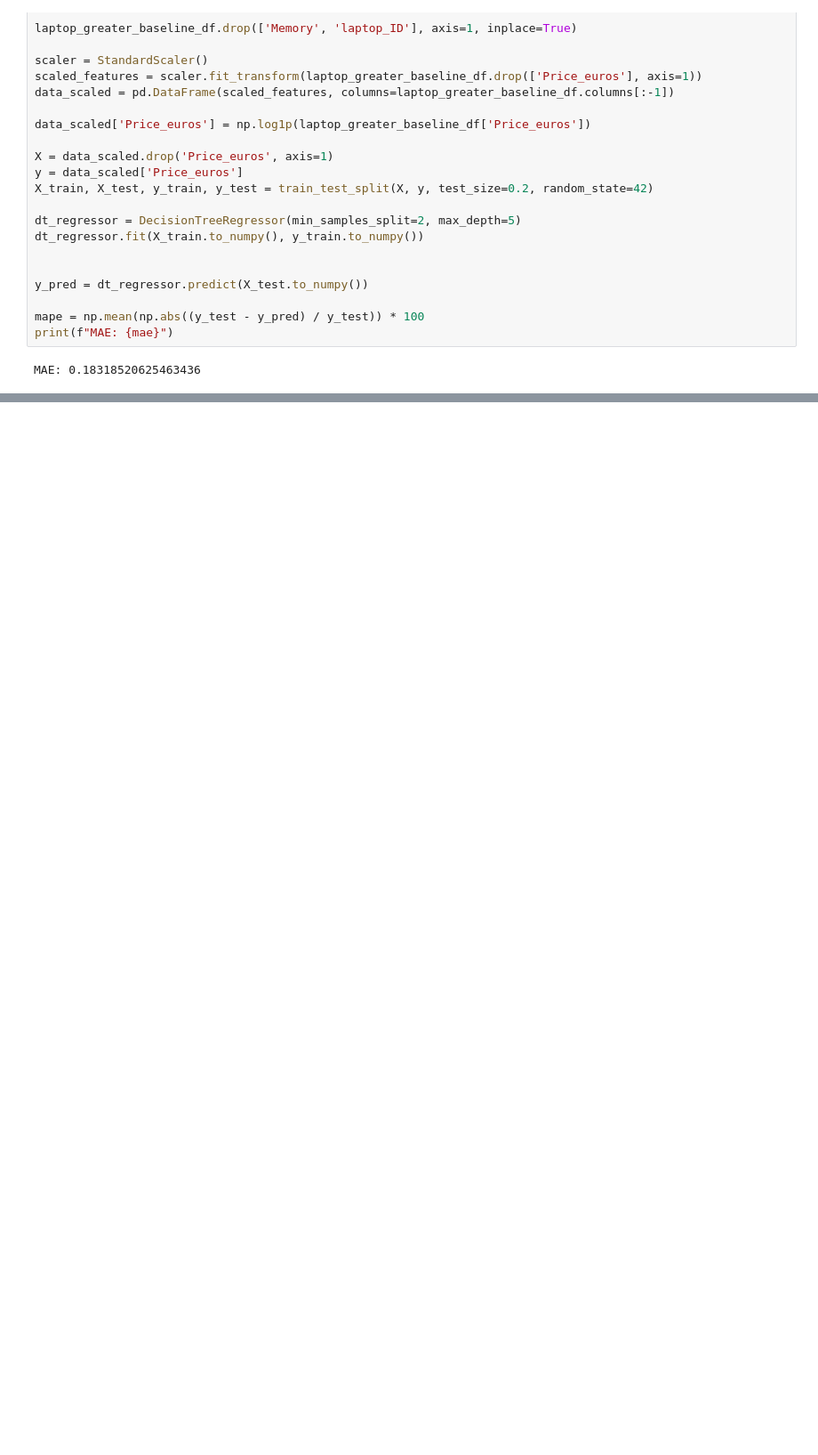
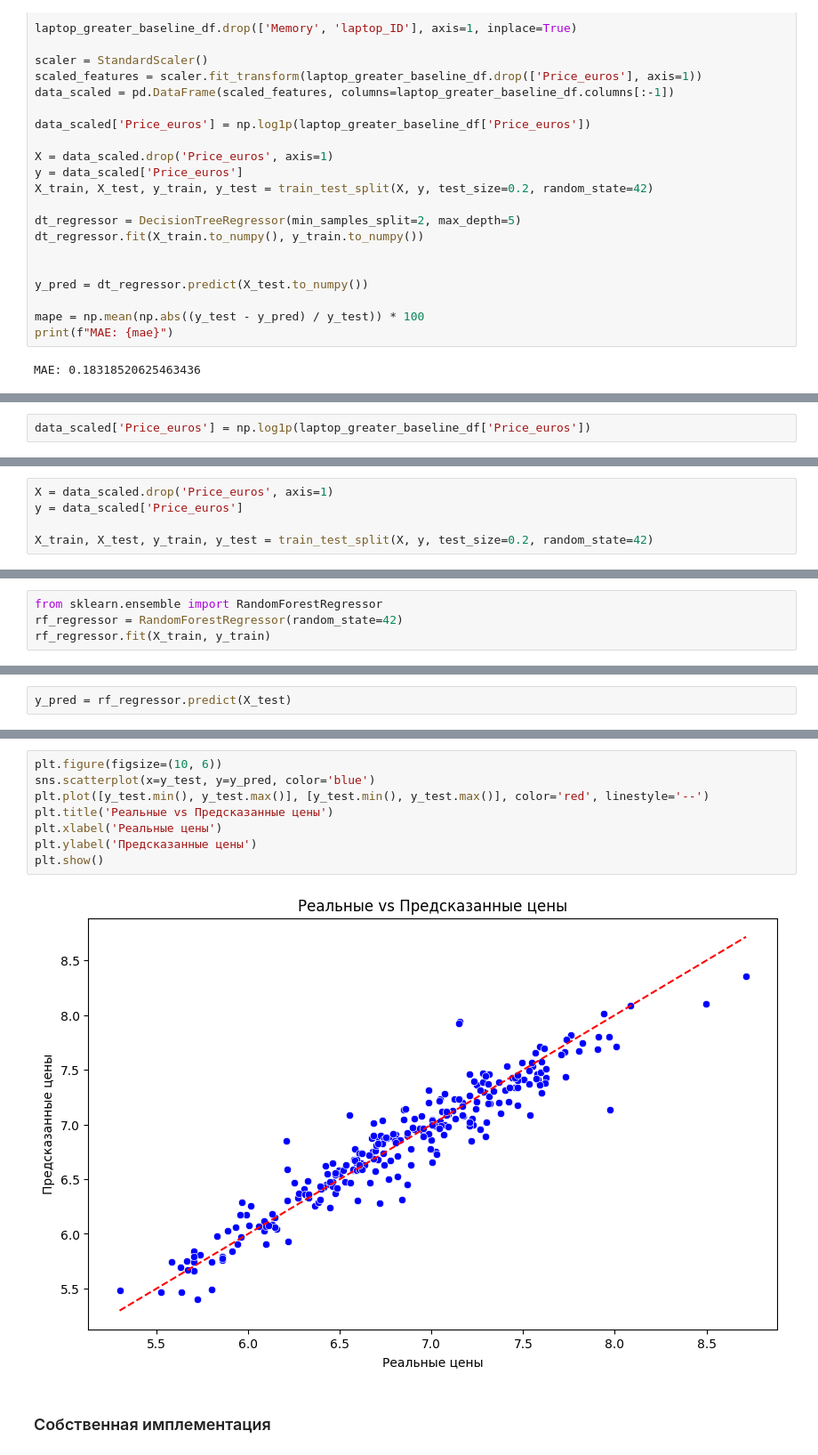
Before and after one commit to LAshinCHE/multimedia_lab, a Jupyter notebook: lab1_5.ipynb, the cells around one changed output, grey strips where cells are left out. Shown at 89% size. Drawn from its saved outputs; the diff is of its cells as text; blank space fills up the shorter version.

```diff
--- a/lab1_5.ipynb
+++ b/lab1_5.ipynb
@@ -1927,0 +2102,2 @@ MAE: 0.18318520625463436
+# %%
+data_scaled['Price_euros'] = np.log1p(laptop_greater_baseline_df['Price_euros'])
@@ -1927,0 +2106,5 @@ MAE: 0.18318520625463436
+# %%
+X = data_scaled.drop('Price_euros', axis=1)
+y = data_scaled['Price_euros']
+
+X_train, X_test, y_train, y_test = train_test_split(X, y, test_size=0.2, random_state=42)
@@ -1927,0 +2113,4 @@ MAE: 0.18318520625463436
+# %%
+from sklearn.ensemble import RandomForestRegressor
+rf_regressor = RandomForestRegressor(random_state=42)
+rf_regressor.fit(X_train, y_train)
@@ -1927,0 +2121,2 @@ MAE: 0.18318520625463436
+# %%
+y_pred = rf_regressor.predict(X_test)
@@ -1927,0 +2138,12 @@ MAE: 0.18318520625463436
+# %%
+plt.figure(figsize=(10, 6))
+sns.scatterplot(x=y_test, y=y_pred, color='blue')
+plt.plot([y_test.min(), y_test.max()], [y_test.min(), y_test.max()], color='red', linestyle='--')
+plt.title('Реальные vs Предсказанные цены')
+plt.xlabel('Реальные цены')
+plt.ylabel('Предсказанные цены')
+plt.show()
+# %% [output]
+[figure, added]
+# %% [markdown]
+### Собственная имплементация
```
Also changed, not shown: parts of 167 cells of this notebook.
